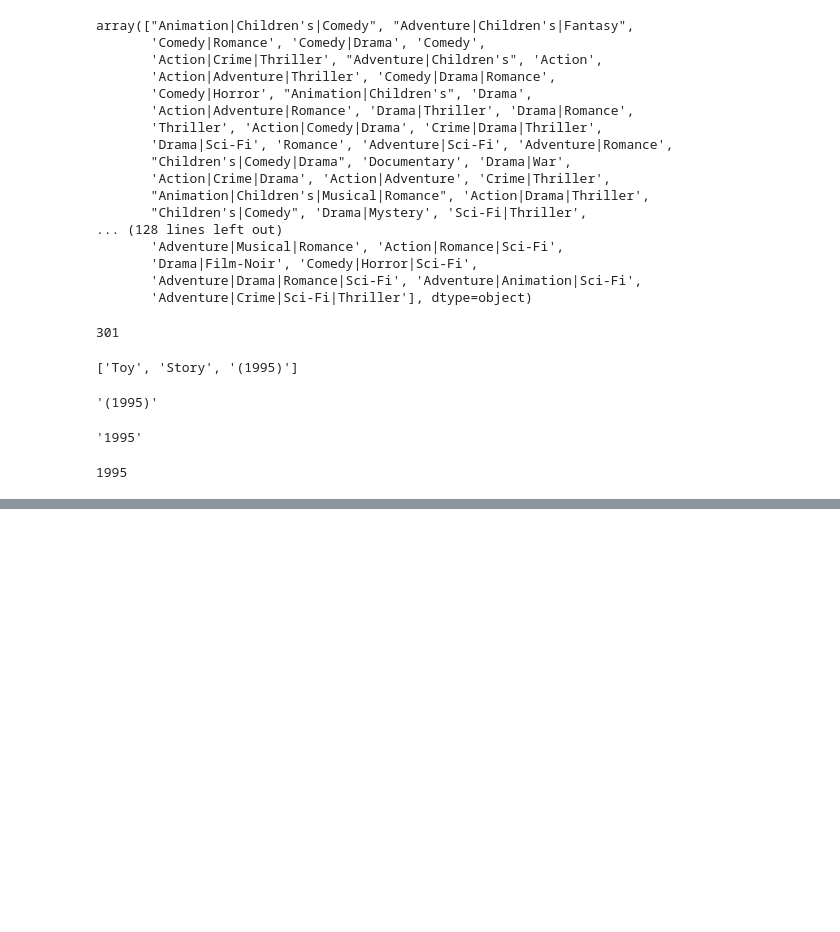
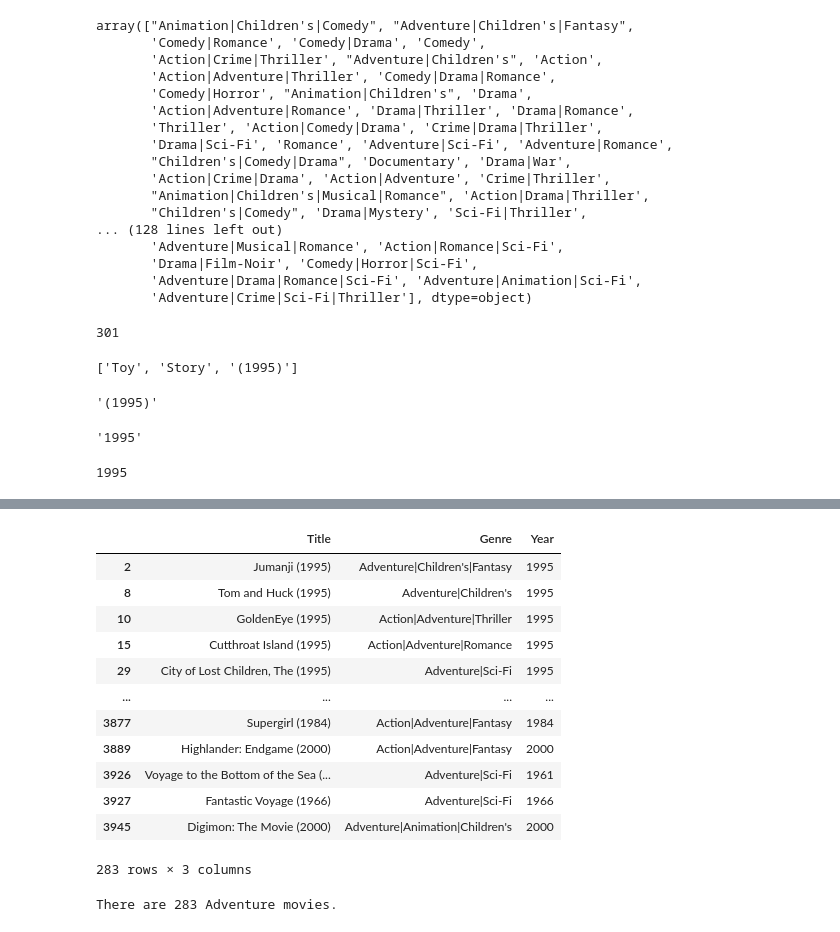
Before and after one commit to marcocaramanti/MLPNS_MCaramanti, a Jupyter notebook: MLPNS23_bootcamp.ipynb, the cells around one changed output, grey strips where cells are left out. Drawn from its saved outputs; the diff is of its cells as text; code cells hidden in the pictures; blank space fills up the shorter version.

```diff
--- a/MLPNS23_bootcamp.ipynb
+++ b/MLPNS23_bootcamp.ipynb
@@ -559,0 +598,25 @@ movies.groupby("Year").count()
+# %%
+def find_genre(genre):
+  genre = genre.capitalize()
+  return movies.loc[movies["Genre"].str.contains(genre)]
+# %%
+genre = "Adventure"
+find_genre(genre)
+# %% [output]
+|  | Title | Genre | Year |
+| 2 | Jumanji (1995) | Adventure|Children's|Fantasy | 1995 |
+| 8 | Tom and Huck (1995) | Adventure|Children's | 1995 |
+| 10 | GoldenEye (1995) | Action|Adventure|Thriller | 1995 |
+| 15 | Cutthroat Island (1995) | Action|Adventure|Romance | 1995 |
+| 29 | City of Lost Children, The (1995) | Adventure|Sci-Fi | 1995 |
+| ... | ... | ... | ... |
+| 3877 | Supergirl (1984) | Action|Adventure|Fantasy | 1984 |
+| 3889 | Highlander: Endgame (2000) | Action|Adventure|Fantasy | 2000 |
+| 3926 | Voyage to the Bottom of the Sea (... | Adventure|Sci-Fi | 1961 |
+| 3927 | Fantastic Voyage (1966) | Adventure|Sci-Fi | 1966 |
+| 3945 | Digimon: The Movie (2000) | Adventure|Animation|Children's | 2000 |
+283 rows × 3 columns
+# %%
+print("There are " + str(find_genre(genre)["Title"].count()) + " " + genre + " movies.")
+# %% [output]
+There are 283 Adventure movies.
```
Also changed, not shown: parts of 8 cells of this notebook.
